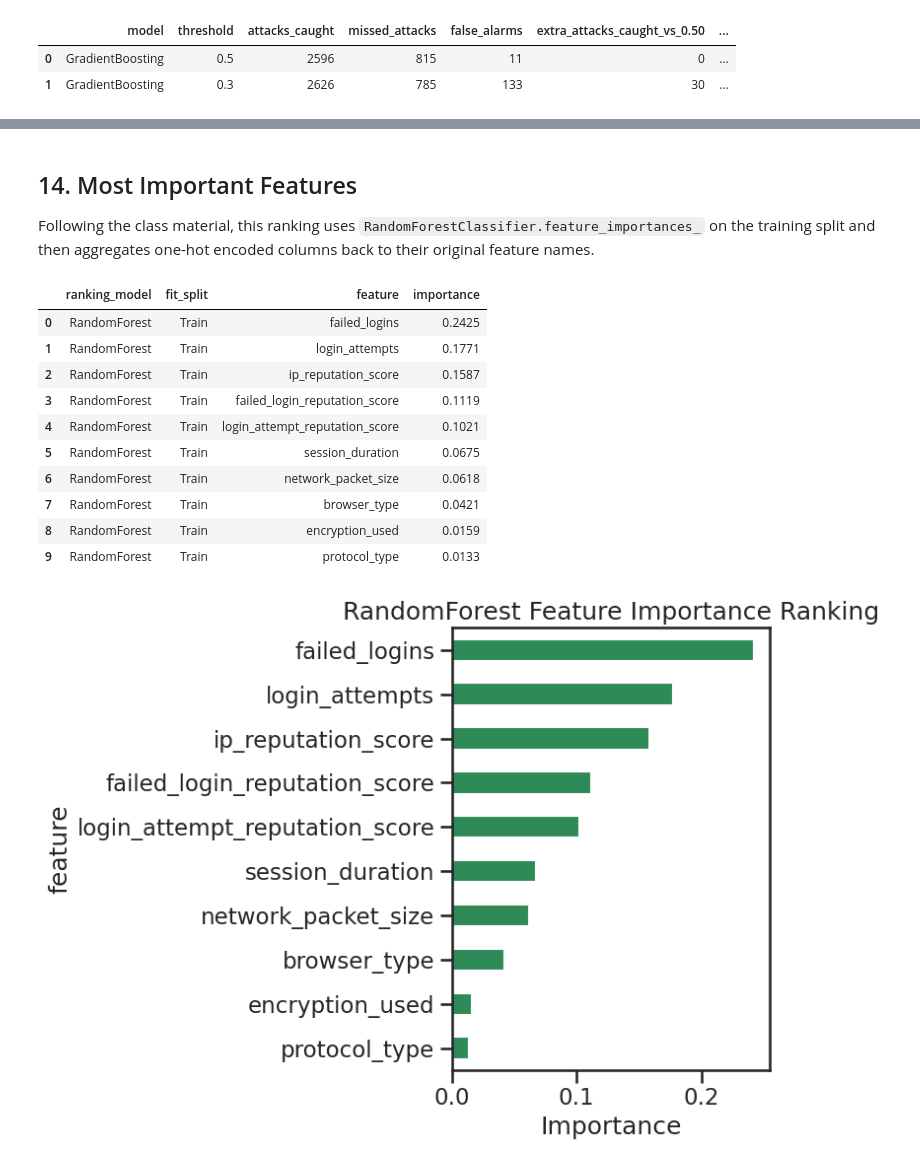
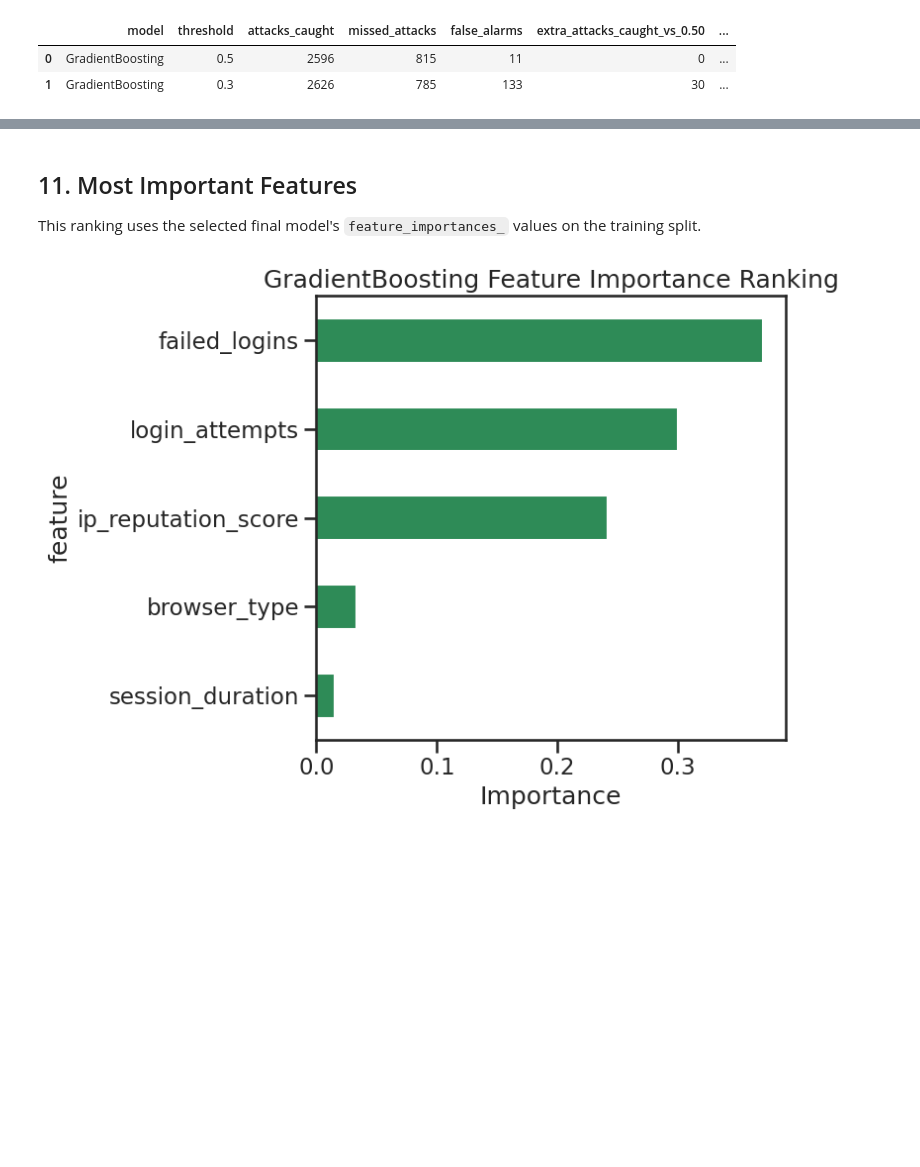
Before and after one commit to Pdmurphy2/intrusion-detection-ml, a Jupyter notebook: pat_model/pat_showcase.ipynb, the cells around one changed output, grey strips where cells are left out. Drawn from its saved outputs; the diff is of its cells as text; code cells hidden in the pictures; blank space fills up the shorter version.

```diff
--- a/pat_model/pat_showcase.ipynb
+++ b/pat_model/pat_showcase.ipynb
@@ -522,9 +525,9 @@ display(split_summary.round(3))
 # %%
-# Build models and preprocessor
+# Build the models and preprocesser
 models = build_models()
 preprocessor = build_preprocessor(X_train)
 
-# Create cross validation stratified k-fold and scoring
+# Set up stratified cross-validation folds and the scoring metrics.
 cv = StratifiedKFold(n_splits=5, shuffle=True, random_state=RANDOM_STATE)
 scoring = {
     "accuracy": "accuracy",
@@ -536,27 +539,26 @@ scoring = {
     "average_precision": "average_precision",
 }
 
-# Initialize containers
 model_pipelines = {}
 model_results = []
 
-# Cross validate models with Startified K-fold and get scores
+# Evaluate each model using the same preprocesser and same cross-validation splits
 for name, model in models.items():
-    # Create model pipelins and save them
+    # Build and save the full pipeline for model
     pipeline = Pipeline([("preprocessor", preprocessor), ("model", model)])
     model_pipelines[name] = pipeline
 
-    # Get scores of cross validated model
-    scores = cross_validate(pipeline, X_train, y_train, cv=cv, scoring=scoring)
+    # Collect scores across the five folds.
+    scores = cross_validate(pipeline, X_train, y_train, cv=cv, scoring=scoring, n_jobs=1)
 
-    # Average and standardize scores and save them
+    # Store the mean and standard deviation for each metric
     row = {"model": name}
     for metric in scoring:
         row[f"{metric}_mean"] = scores[f"test_{metric}"].mean()
         row[f"{metric}_std"] = scores[f"test_{metric}"].std()
     model_results.append(row)
 
-# Display cross validation scores
+# Rank the models by recall-weighted performance and display the comparison table
 cv_results = (pd.DataFrame(model_results).sort_values(by=["f2_mean", "recall_mean", "average_precision_mean"], ascending=False).reset_index(drop=True))
 display(cv_results[[
     "model",
@@ -786,64 +702,46 @@ display(generalization_table[[
 # %% [markdown]
-## 14. Most Important Features
+## 11. Most Important Features
 
-Following the class material, this ranking uses `RandomForestClassifier.feature_importances_` on the training split and then aggregates one-hot encoded columns back to their original feature names.
+This ranking uses the selected final model's `feature_importances_` values on the training split.
 # %%
-importance_pipeline = Pipeline([
-    ("preprocessor", preprocessor),
-    ("model", RandomForestClassifier(random_state=RANDOM_STATE, n_estimators=500, n_jobs=1)),
-])
-importance_pipeline.fit(X_train, y_train)
+# Get the one hot encoded feature names from preprocessing and the matching importance scores from the model
+importance_model = final_model_pipeline.named_steps["model"]
+encoded_feature_names = final_model_pipeline.named_steps["preprocessor"].get_feature_names_out()
+encoded_importances = importance_model.feature_importances_
 
-encoded_feature_names = importance_pipeline.named_steps["preprocessor"].get_feature_names_out()
-encoded_importances = importance_pipeline.named_steps["model"].feature_importances_
-
+# Map one hot encoded column names back to their original feature names
 def collapse_feature_name(encoded_name):
     clean_name = encoded_name.replace("num__", "").replace("cat__", "")
     for column in X_train.columns:
         if clean_name == column or clean_name.startswith(f"{column}_"):
             return column
     return clean_name
 
+# Get the top 5 features
 importance_df = (
     pd.DataFrame({
         "feature": [collapse_feature_name(name) for name in encoded_feature_names],
         "importance": encoded_importances,
     })
     .groupby("feature", as_index=False)["importance"]
     .sum()
     .sort_values("importance", ascending=False)
-    .head(10)
+    .head(5)
     .reset_index(drop=True)
 )
 
-importance_display = importance_df.copy()
-importance_display.insert(0, "ranking_model", "RandomForest")
-importance_display.insert(1, "fit_split", "Train")
-
-display(importance_display.round(4))
-
+# Plot the top 5 features
 importance_df.sort_values("importance", ascending=True).plot(
     kind="barh",
     x="feature",
     y="importance",
     figsize=(8, 6),
     legend=False,
     color="seagreen",
 )
-plt.title("RandomForest Feature Importance Ranking")
+plt.title(f"{final_model_name} Feature Importance Ranking")
 plt.xlabel("Importance")
 plt.tight_layout()
 plt.show()
 # %% [output]
-|  | ranking_model | fit_split | feature | importance |
-| 0 | RandomForest | Train | failed_logins | 0.2425 |
-| 1 | RandomForest | Train | login_attempts | 0.1771 |
-| 2 | RandomForest | Train | ip_reputation_score | 0.1587 |
-| 3 | RandomForest | Train | failed_login_reputation_score | 0.1119 |
-| 4 | RandomForest | Train | login_attempt_reputation_score | 0.1021 |
-| 5 | RandomForest | Train | session_duration | 0.0675 |
-| 6 | RandomForest | Train | network_packet_size | 0.0618 |
-| 7 | RandomForest | Train | browser_type | 0.0421 |
-| 8 | RandomForest | Train | encryption_used | 0.0159 |
-| 9 | RandomForest | Train | protocol_type | 0.0133 |
-[figure, old version]
+[figure, new version]
```
Also changed, not shown: parts of 33 cells of this notebook, 4 other files.
